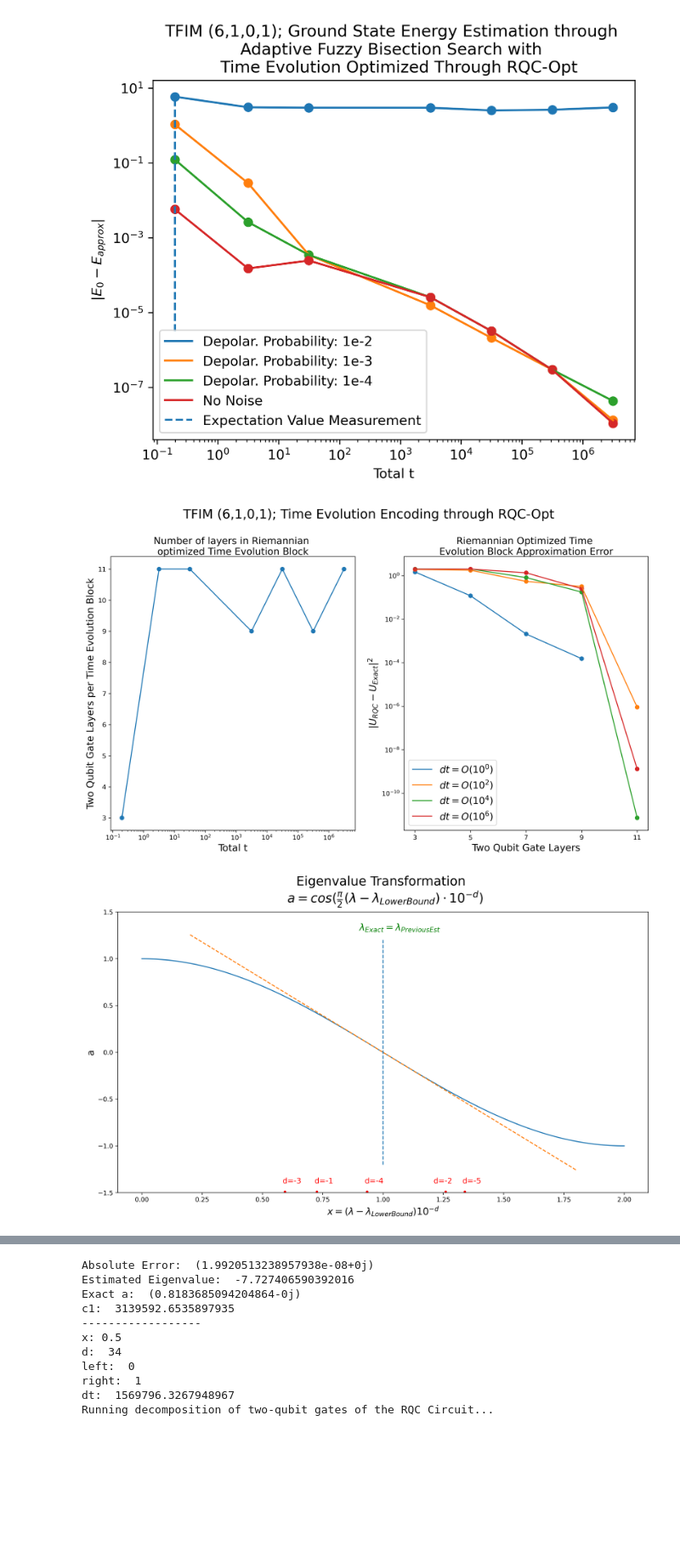
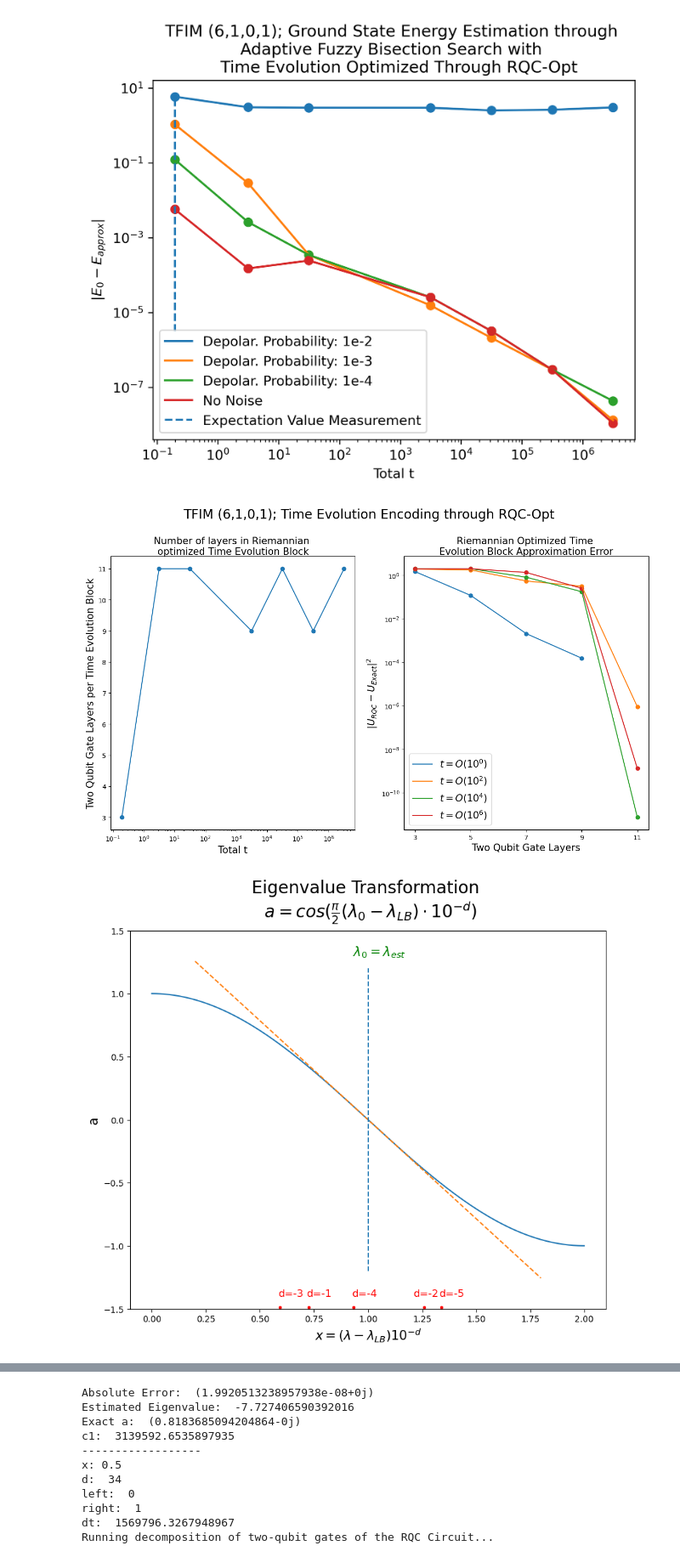
Before and after one commit to erenaykrcn/qetu, a Jupyter notebook: examples/TFIM/fuzzy_bisection.ipynb, the cells around one changed output, grey strips where cells are left out. Shown at 85% size. Saved outputs shown, nothing was run; the diff lists cells and outputs as text; code cells hidden in the pictures; blank space fills up the shorter version.

```diff
--- a/examples/TFIM/fuzzy_bisection.ipynb
+++ b/examples/TFIM/fuzzy_bisection.ipynb
@@ -555,13 +539,13 @@ ax[1].set_yscale("log")
 ax[1].set_xticks([3,5,7,9,11])
 ax[1].set_ylabel(r"$ | U_{RQC} - U_{Exact} |^2 $", size=15)
 ax[1].set_xlabel("Two Qubit Gate Layers", size=15)
-ax[1].plot([2*i+3  for i in range(len(e0_errors))], e0_errors, label=r"$ dt = O(10^0) $")
+ax[1].plot([2*i+3  for i in range(len(e0_errors))], e0_errors, label=r"$ t = O(10^0) $")
 #ax[1].plot([2*i+3  for i in range(len(e1_errors))], e1_errors, label=r"$ dt = O(10^1) $")
-ax[1].plot([2*i+3  for i in range(len(e2_errors))], e2_errors, label=r"$ dt = O(10^2) $")
+ax[1].plot([2*i+3  for i in range(len(e2_errors))], e2_errors, label=r"$ t = O(10^2) $")
 #ax[1].plot([2*i+3  for i in range(len(e3_errors))], e3_errors, label=r"$ dt = O(10^3) $")
-ax[1].plot([2*i+3  for i in range(len(e4_errors))], e4_errors, label=r"$ dt = O(10^4) $")
+ax[1].plot([2*i+3  for i in range(len(e4_errors))], e4_errors, label=r"$ t = O(10^4) $")
 #ax[1].plot([2*i+3  for i in range(len(e5_errors))], e5_errors, label=r"$ dt = O(10^5) $")
-ax[1].plot([2*i+3  for i in range(len(e6_errors))], e6_errors, label=r"$ dt = O(10^6) $")
+ax[1].plot([2*i+3  for i in range(len(e6_errors))], e6_errors, label=r"$ t = O(10^6) $")
 
 ax[1].scatter([2*i+3  for i in range(len(e0_errors))], e0_errors)
 #ax[1].scatter([2*i+3  for i in range(len(e1_errors))], e1_errors)
@@ -575,33 +559,33 @@ ax[1].legend(loc="lower left", prop={'size': 15})
 
 plt.savefig("../../theory/pdf/RQC_L6.pdf")
 # %% [output]
-[figure, old version]
+[figure, new version]
 # %%
 x_values = np.linspace(0, 2, 1001)
-plt.figure(figsize=(15, 8))
+plt.figure(figsize=(10, 8))
 plt.ylabel("a", size=15)
-plt.xlabel(r'$ x = (\lambda-\lambda_{LowerBound}) 10^{-d} $', size=15)
+plt.xlabel(r'$ x = (\lambda-\lambda_{LB}) 10^{-d} $', size=15)
 plt.plot(x_values, np.cos(np.pi/2 * x_values))
-plt.title("Eigenvalue Transformation \n" + r" $ a = cos(\frac {\pi}{2}(\lambda-\lambda_{LowerBound}) \cdot 10^{-d}) $",
+plt.title("Eigenvalue Transformation \n" + r" $ a = cos(\frac {\pi}{2}(\lambda_0-\lambda_{LB}) \cdot 10^{-d}) $",
           size=20, pad=15)
 
 plt.plot(x_values[100:-100], -np.pi/2 * (x_values[100:-100]-1), ls="--")
 
 for d, x in enumerate(x_exp[1:]):
     if d is not 1:
         plt.annotate(f"d={-(d+1)}", xy=(x-0.01,-1.4), color="red", size=12)
     else:
         plt.annotate("d=-2", xy=(x-0.05,-1.4), color="red", size=12)
 plt.axvline(x=1, ymin=0.1, ymax=0.9, ls="--", label="Expectation Value Measurement")
-plt.annotate(r"$ \lambda_{Exact} = \lambda_{Previous Est} $", xy=(0.9,1.3), color="green", size=15)
+plt.annotate(r"$ \lambda_0 = \lambda_{est} $", xy=(0.93,1.3), color="green", size=15)
 
 plt.scatter(x_exp[1:], [-1.49 for i in range(len(x_exp)-1)], s=8, color="red")
 plt.ylim([-1.5, 1.5])
 
 plt.savefig("../../theory/pdf/cos_slope.pdf")
 
 # d=-1 means: First digit after floating point is known, we are trying to estimate the second digit etc.
 # %% [output]
-[figure, old version]
+[figure, new version]
 # %%
 x_values = np.linspace(0, 2, 1001)
```
Also changed, not shown: parts of 3 cells of this notebook, 19 other files.
